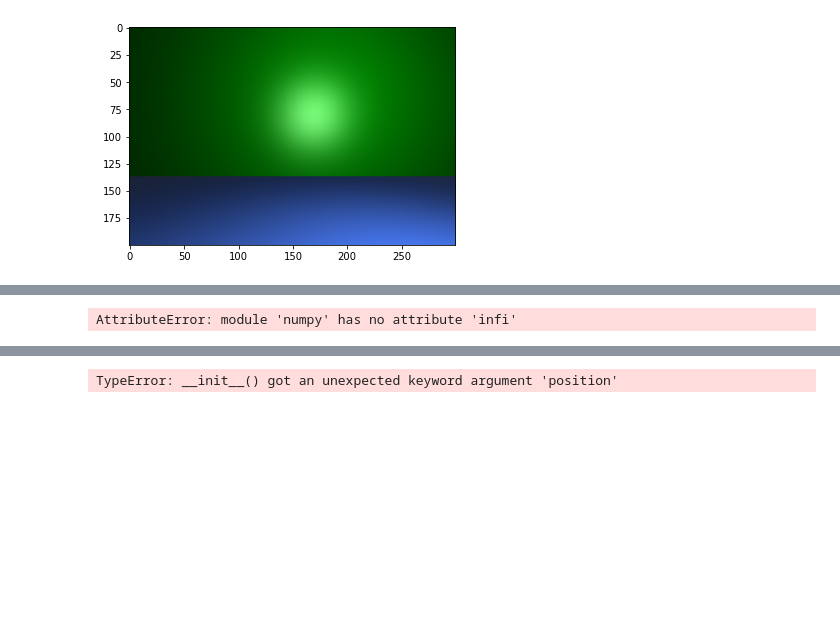
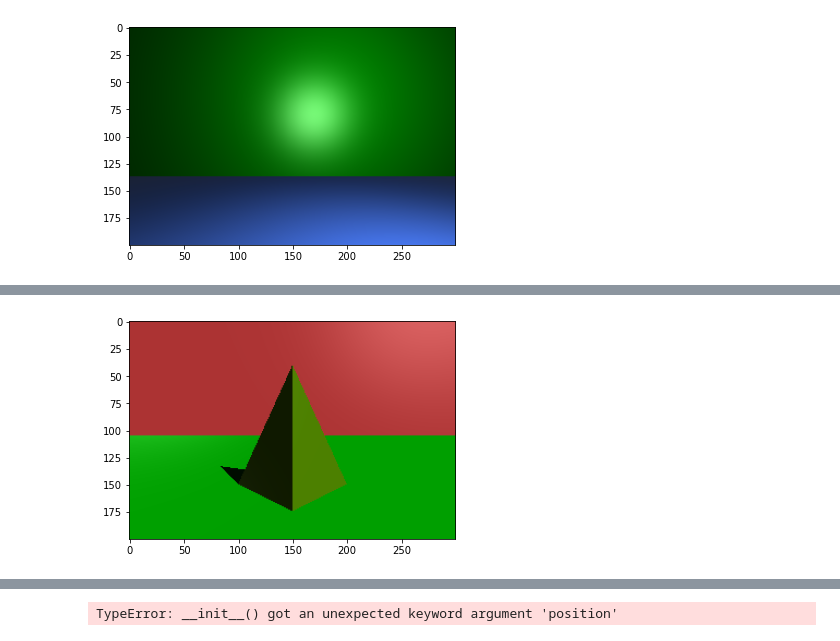
Before and after one commit to efraim224/Ray-Tracing, a Jupyter notebook: Exercise_3_Ray_Tracing.ipynb, the cells around one changed output, grey strips where cells are left out. Drawn from its saved outputs; the diff is of its cells as text; code cells hidden in the pictures; blank space fills up the shorter version.

```diff
--- a/Exercise_3_Ray_Tracing.ipynb
+++ b/Exercise_3_Ray_Tracing.ipynb
@@ -130,33 +130,33 @@ This scene has a pyramid with light reflections on plane.
 # %%
 from hw3 import *
 
 v_list = np.array([[-1,-1,-2],[1,-1,-2],[0,-1,-1],[0,1,-1.5]])
 f_list = np.array([[0,2,1],[0,1,3],[0,2,3],[1,3,2]])
 
 mesh = Mesh(v_list, f_list)
 mesh.set_material([0.3, 0.5, 0], [0.3, 0.5, 0], [0.3, 0.3, 0.3], 10, 0.5)
 mesh.apply_materials_to_triangles()
 plane = Plane([0,1,0], [0,-1,0])
 plane.set_material([0, 0.5, 0], [0, 1, 0], [1, 1, 1], 10, 0.5)
 background = Plane([0,0,1], [0,0,-30])
 background.set_material([1, 0.3, 0.3], [1, 0.3, 0.3], [0.2, 0.2, 0.2], 10, 0.5)
 
 
 objects = [mesh,plane,background]
 
 light = DirectionalLight(intensity= np.array([1, 1, 1]),direction=np.array([1,1,1]))
 
 lights = [light]
 
 ambient = np.array([0.1,0.1,0.1])
 
 camera = np.array([0,0,1])
 
-im = render_scene(camera, ambient, lights, objects, (300, 200), 3)
+im = render_scene(camera, ambient, lights, objects, (300, 200), 1)
 plt.imshow(im)
 plt.imsave('scene3.png', im)
 # %% [output]
-AttributeError: module 'numpy' has no attribute 'infi'
+[figure, added]
 # %% [markdown]
 ## Scene 4 - Sphere with reflections
 
```
Also changed, not shown: parts of 2 cells of this notebook, 6 other files.
